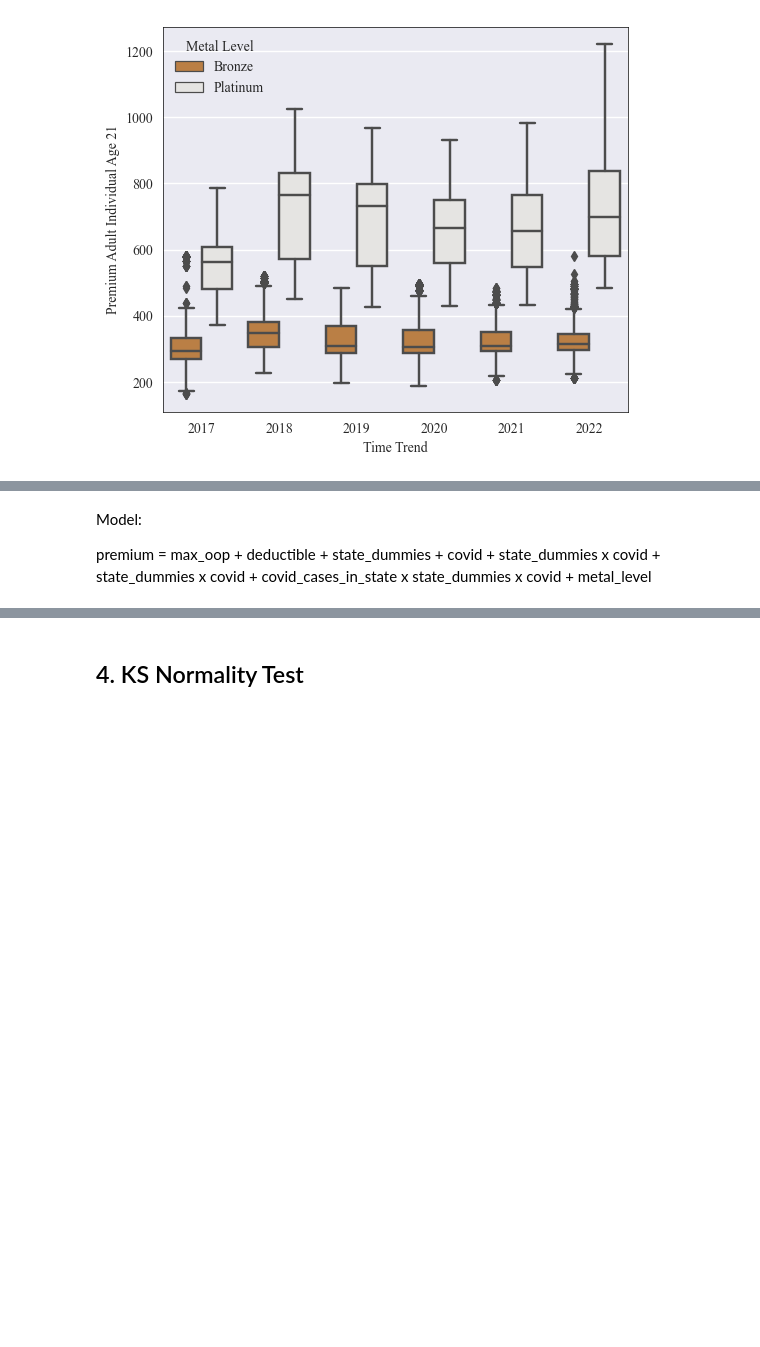
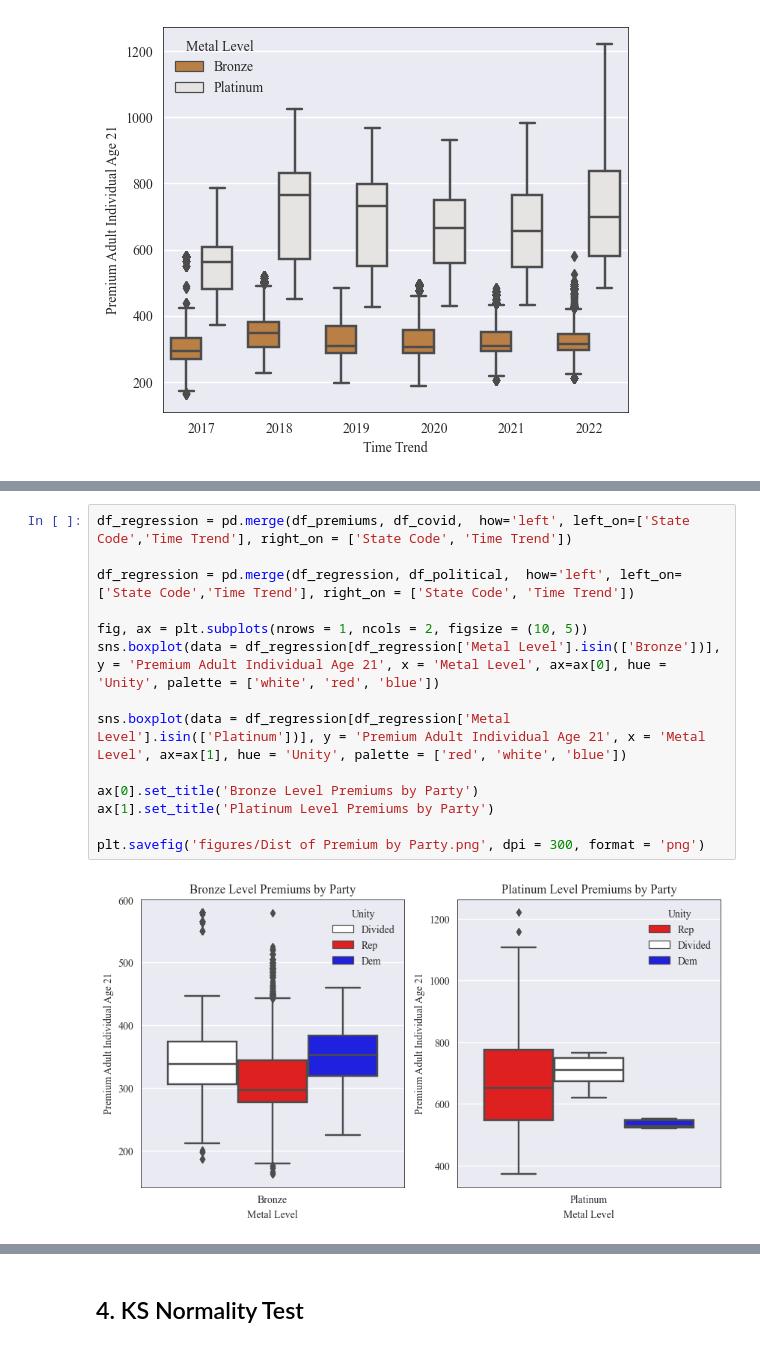
Before and after one commit to samaypanwar/HEALTH-ECONS, a Jupyter notebook: group_project/EDA.ipynb, the cells around one changed output, grey strips where cells are left out. Cells and saved outputs as stored; diff of their text form; blank space fills up the shorter version.

```diff
--- a/group_project/EDA.ipynb
+++ b/group_project/EDA.ipynb
@@ -201,4 +157,16 @@ sns.kdeplot(x = df_covid['Cases'], fill=True,
-# %% [markdown]
-Model:
-
-premium = max_oop + deductible + state_dummies + covid + state_dummies x covid + state_dummies x covid + covid_cases_in_state x state_dummies x covid + metal_level
+# %%
+df_regression = pd.merge(df_premiums, df_covid,  how='left', left_on=['State Code','Time Trend'], right_on = ['State Code', 'Time Trend'])
+
+df_regression = pd.merge(df_regression, df_political,  how='left', left_on=['State Code','Time Trend'], right_on = ['State Code', 'Time Trend'])
+
+fig, ax = plt.subplots(nrows = 1, ncols = 2, figsize = (10, 5))
+sns.boxplot(data = df_regression[df_regression['Metal Level'].isin(['Bronze'])], y = 'Premium Adult Individual Age 21', x = 'Metal Level', ax=ax[0], hue = 'Unity', palette = ['white', 'red', 'blue'])
+
+sns.boxplot(data = df_regression[df_regression['Metal Level'].isin(['Platinum'])], y = 'Premium Adult Individual Age 21', x = 'Metal Level', ax=ax[1], hue = 'Unity', palette = ['red', 'white', 'blue'])
+
+ax[0].set_title('Bronze Level Premiums by Party')
+ax[1].set_title('Platinum Level Premiums by Party')
+
+plt.savefig('figures/Dist of Premium by Party.png', dpi = 300, format = 'png')
+# %% [output]
+[figure, added]
```
Also changed, not shown: parts of 27 cells of this notebook, 54 other files.
